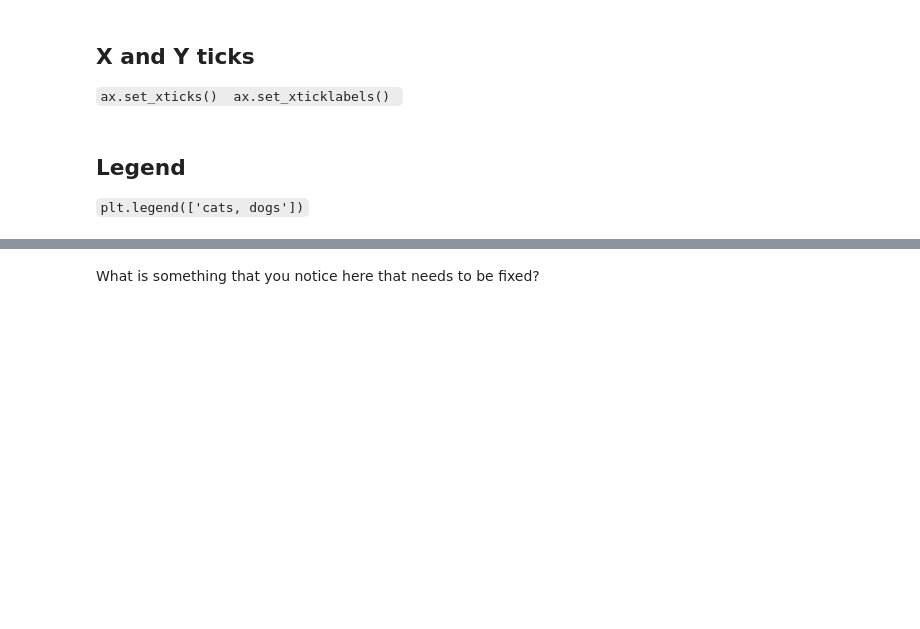
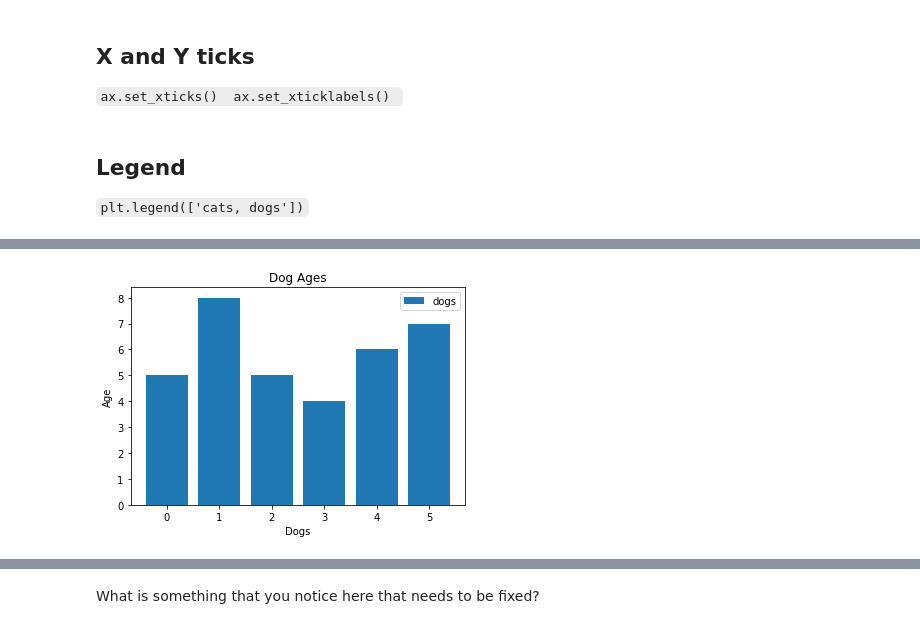
Before and after one commit to learn-co-students/Chicago-ds-012720, a Jupyter notebook: module_1/week_2/day_6_viz/matplotlib_viz.ipynb, the cells around one changed output, grey strips where cells are left out. Cells and saved outputs as stored; diff of their text form; code cells hidden in the pictures; blank space fills up the shorter version.

```diff
--- a/module_1/week_2/day_6_viz/matplotlib_viz.ipynb
+++ b/module_1/week_2/day_6_viz/matplotlib_viz.ipynb
@@ -110,0 +107,15 @@ plt.legend(['cats, dogs'])
+# %%
+# Answer
+
+ax = plt.subplot() # create an axis object, which the plot object which we can customize
+our_dogs = ["dengue", "dolce", "murray", "dog_a", "dog_b", "dog_c"]
+dogs_age =  [5, 8, 5, 4, 6, 7]
+
+ax.bar(range(len(our_dogs)), dogs_age)
+ax.set_xlabel('Dogs')
+ax.set_ylabel('Age')
+ax.set_title('Dog Ages')
+ax.legend(['dogs'])
+plt.show()
+# %% [output]
+[figure, added]
```
Also changed, not shown: parts of 14 cells of this notebook.
